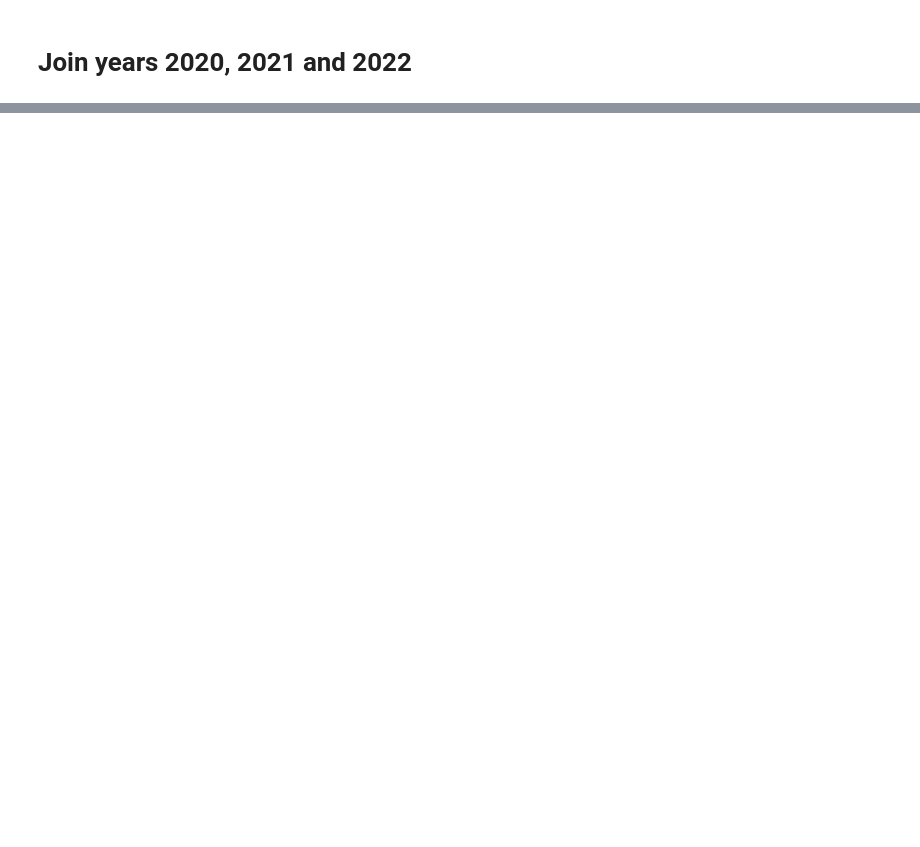
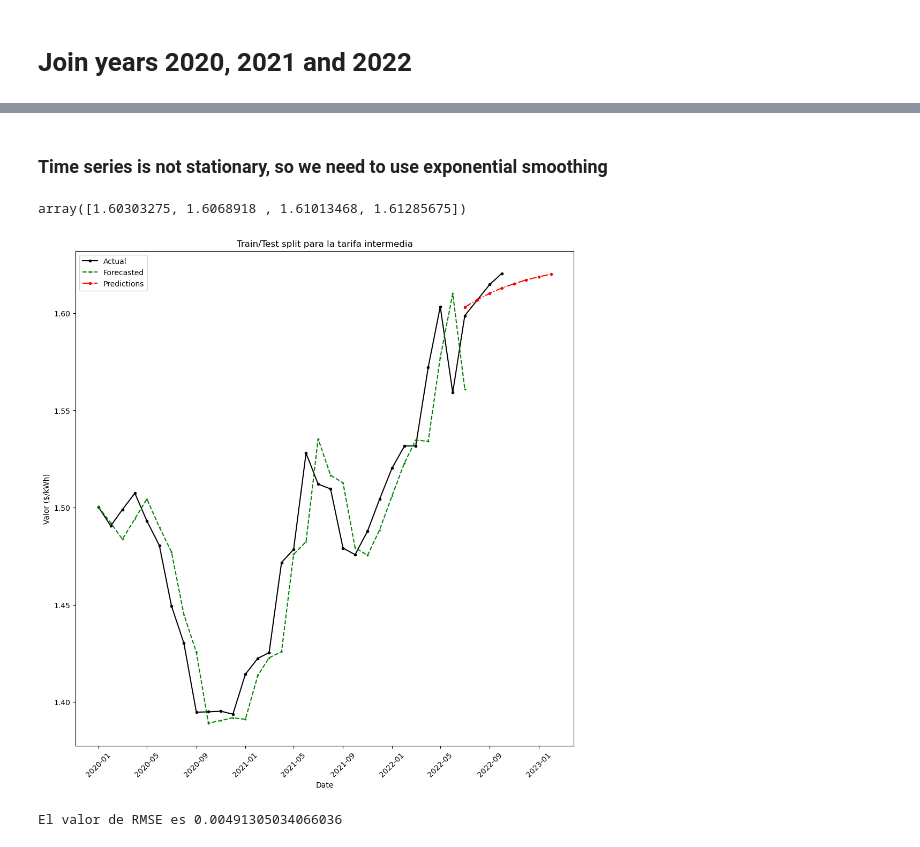
Before and after one commit to Pedri0/CFE_scraping_EDA, a Jupyter notebook: EDA.ipynb, the cells around one changed output, grey strips where cells are left out. Saved outputs shown, nothing was run; the diff lists cells and outputs as text; code cells hidden in the pictures; blank space fills up the shorter version.

```diff
--- a/EDA.ipynb
+++ b/EDA.ipynb
@@ -381,0 +374,10 @@ croped_data
+# %%
+#select division of golfo centro and get the values of tarifa intermedia per month for 2020, 2021 and 2022
+croped_data = data[(data['Int. Horario'] == 'Intermedia')&(data['division']=='GOLFO CENTRO')]
+croped_data.reset_index(drop=True, inplace=True)
+croped_data = croped_data[['Int. Horario', 'Valor', 'date']].groupby(['date']).mean(numeric_only=True)
+croped_data.reset_index(inplace=True)
+# %%
+#calculate the variation of the tarifa intermedia per month for 2020, 2021 and 2022 this is for statistical analysis (stationarity)
+croped_data['z_data'] = (croped_data['Valor'] - croped_data['Valor'].rolling(window=12).mean()) / croped_data['Valor'].rolling(window=12).std()
+croped_data['zp_data'] = croped_data['z_data'] - croped_data['z_data'].shift(12)
@@ -381,0 +429,39 @@ croped_data
+# %% [markdown]
+### Time series is not stationary, so we need to use exponential smoothing
+# %%
+#divide the data in train and test for forecasting
+train = croped_data.loc[:30, ['date', 'Valor']]
+test = croped_data.loc[30:, ['date', 'Valor']]
+# %%
+#exponential smoothing model for forecasting
+model2 = ExponentialSmoothing(np.asarray(train['Valor']), trend='mul', seasonal=None, damped_trend=True,
+                    use_boxcox=True)
+model2._index = train['date']
+#model fit
+fit2 = model2.fit()
+#model predict for test data
+pred2= fit2.forecast(len(test)-1)
+pred2
+# %% [output]
+array([1.60303275, 1.6068918 , 1.61013468, 1.61285675])
+# %%
+#plot the results and save the plot
+forecast_time = pd.Series(pd.date_range(start='2022-07-01', end='2023-02-01', freq=pd.offsets.MonthBegin()))
+plt.rcParams['figure.figsize'] = [12, 12]
+plt.plot(croped_data['date'], croped_data['Valor'], color = "black", marker = "o", label = "Actual", markersize=3)
+plt.plot(croped_data['date'][:31], fit2.fittedvalues, color = "green",linestyle='dashed', marker = "+", label = "Forecasted", markersize=3)
+plt.plot(forecast_time, fit2.forecast(7), color = "red",linestyle='dashdot', marker = "o", label = "Predictions", markersize=3)
+plt.ylabel('Valor ($/kWh)')
+plt.xlabel('Date')
+plt.xticks(rotation=45)
+plt.legend(loc="upper left")
+plt.title("Train/Test split para la tarifa intermedia")
+plt.savefig("./assets/images/png/forecast.png")
+plt.show()
+# %% [output]
+[figure, added]
+# %%
+#calculate the error of the model
+print('El valor de RMSE es {}'.format(np.sqrt(((test.Valor.values - pred2)**2).mean())))
+# %% [output]
+El valor de RMSE es 0.00491305034066036
```
Also changed, not shown: parts of 27 cells of this notebook, 1 other file.
